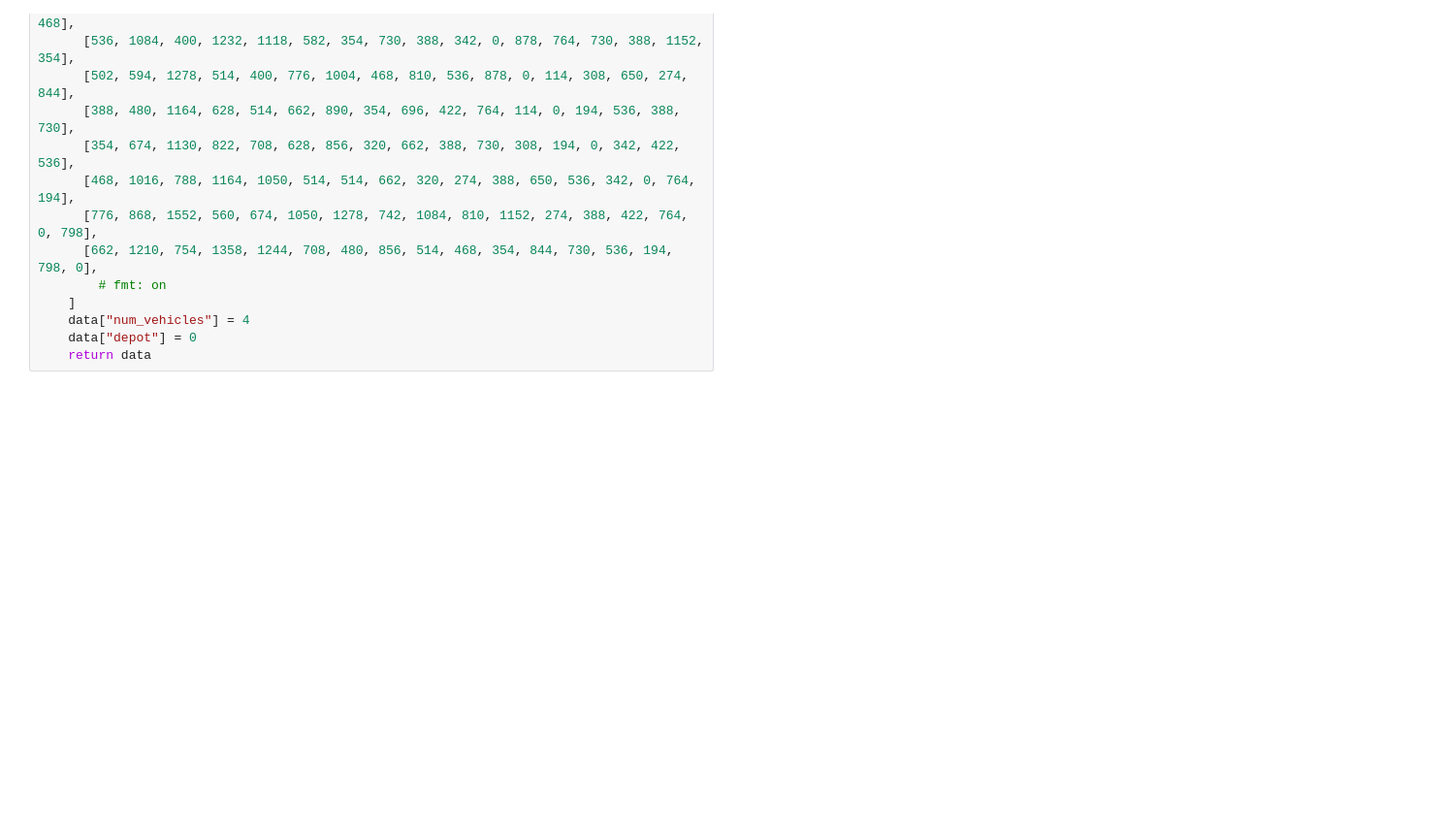
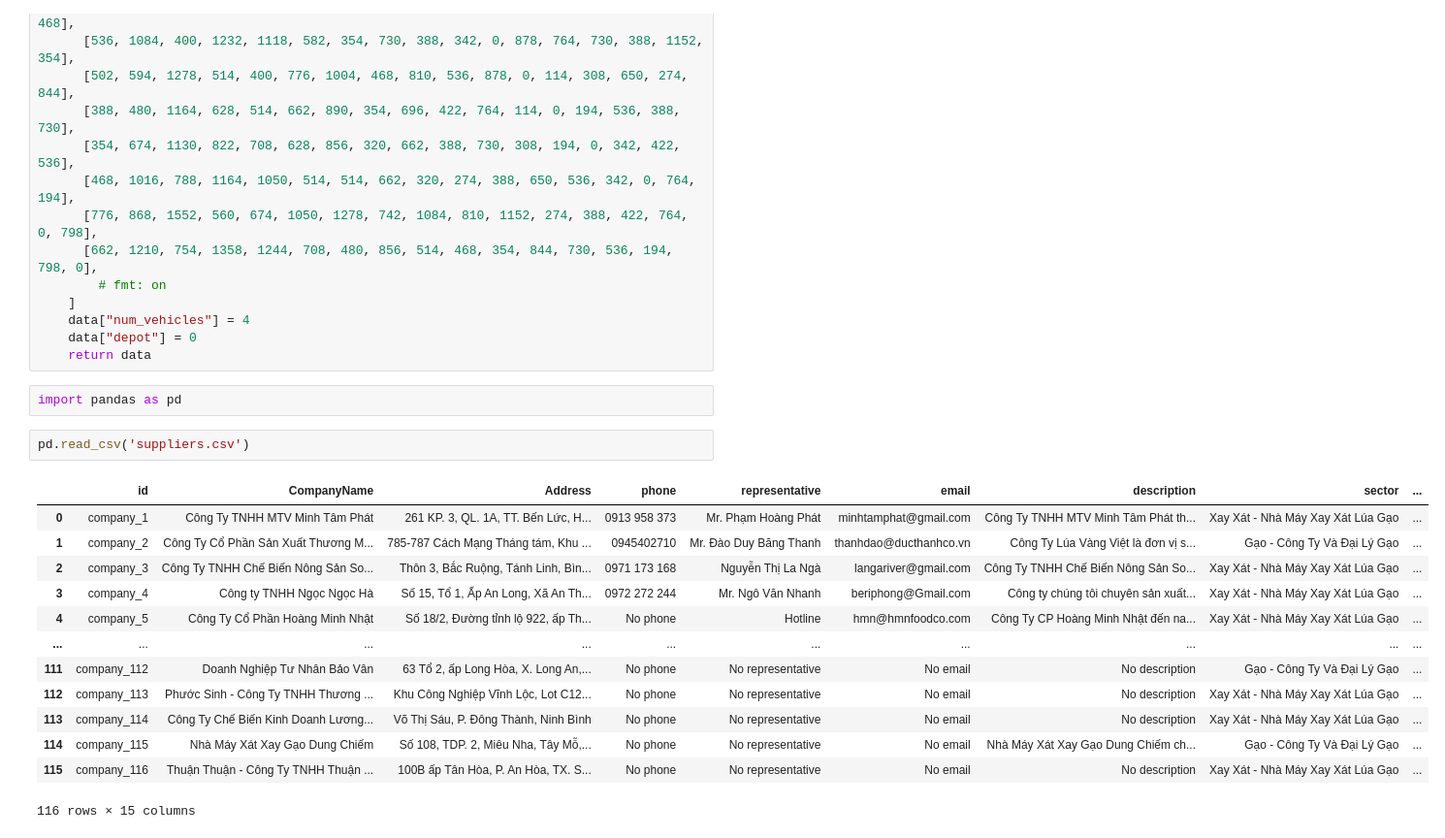
Before and after one commit to hoyvoh/scm-route-optimization, a Jupyter notebook: route_optimizer/data_collection/Untitled.ipynb, the cells around one changed output. Shown at 97% size. Cells and saved outputs as stored; diff of their text form; blank space fills up the shorter version.

```diff
--- a/route_optimizer/data_collection/Untitled.ipynb
+++ b/route_optimizer/data_collection/Untitled.ipynb
@@ -26,3 +26,21 @@ def create_data_model():
     data["num_vehicles"] = 4
     data["depot"] = 0
     return data
+# %%
+import pandas as pd
+# %%
+pd.read_csv('suppliers.csv')
+# %% [output]
+|  | id | CompanyName | Address | phone | representative | email | description | sector | ... |
+| 0 | company_1 | Công Ty TNHH MTV Minh Tâm Phát | 261 KP. 3, QL. 1A, TT. Bến Lức, H... | 0913 958 373 | Mr. Phạm Hoàng Phát | minhtamphat@gmail.com | Công Ty TNHH MTV Minh Tâm Phát th... | Xay Xát - Nhà Máy Xay Xát Lúa Gạo | ... |
+| 1 | company_2 | Công Ty Cổ Phần Sản Xuất Thương M... | 785-787 Cách Mạng Tháng tám, Khu ... | 0945402710 | Mr. Đào Duy Băng Thanh | thanhdao@ducthanhco.vn | Công Ty Lúa Vàng Việt là đơn vị s... | Gạo - Công Ty Và Đại Lý Gạo | ... |
+| 2 | company_3 | Công Ty TNHH Chế Biến Nông Sản So... | Thôn 3, Bắc Ruộng, Tánh Linh, Bìn... | 0971 173 168 | Nguyễn Thị La Ngà | langariver@gmail.com | Công Ty TNHH Chế Biến Nông Sản So... | Xay Xát - Nhà Máy Xay Xát Lúa Gạo | ... |
+| 3 | company_4 | Công ty TNHH Ngọc Ngọc Hà | Số 15, Tổ 1, Ấp An Long, Xã An Th... | 0972 272 244 | Mr. Ngô Văn Nhanh | beriphong@Gmail.com | Công ty chúng tôi chuyên sản xuất... | Xay Xát - Nhà Máy Xay Xát Lúa Gạo | ... |
+| 4 | company_5 | Công Ty Cổ Phần Hoàng Minh Nhật | Số 18/2, Đường tỉnh lộ 922, ấp Th... | No phone | Hotline | hmn@hmnfoodco.com | Công Ty CP Hoàng Minh Nhật đến na... | Xay Xát - Nhà Máy Xay Xát Lúa Gạo | ... |
+| ... | ... | ... | ... | ... | ... | ... | ... | ... | ... |
+| 111 | company_112 | Doanh Nghiệp Tư Nhân Bảo Vân | 63 Tổ 2, ấp Long Hòa, X. Long An,... | No phone | No representative | No email | No description | Gạo - Công Ty Và Đại Lý Gạo | ... |
+| 112 | company_113 | Phước Sinh - Công Ty TNHH Thương ... | Khu Công Nghiệp Vĩnh Lộc, Lot C12... | No phone | No representative | No email | No description | Xay Xát - Nhà Máy Xay Xát Lúa Gạo | ... |
+| 113 | company_114 | Công Ty Chế Biến Kinh Doanh Lương... | Võ Thị Sáu, P. Đông Thành, Ninh Bình | No phone | No representative | No email | No description | Xay Xát - Nhà Máy Xay Xát Lúa Gạo | ... |
+| 114 | company_115 | Nhà Máy Xát Xay Gạo Dung Chiếm | Số 108, TDP. 2, Miêu Nha, Tây Mỗ,... | No phone | No representative | No email | Nhà Máy Xát Xay Gạo Dung Chiếm ch... | Gạo - Công Ty Và Đại Lý Gạo | ... |
+| 115 | company_116 | Thuận Thuận - Công Ty TNHH Thuận ... | 100B ấp Tân Hòa, P. An Hòa, TX. S... | No phone | No representative | No email | No description | Xay Xát - Nhà Máy Xay Xát Lúa Gạo | ... |
+116 rows × 15 columns
```
Also changed, not shown: parts of 3 cells of this notebook, 14 other files.
